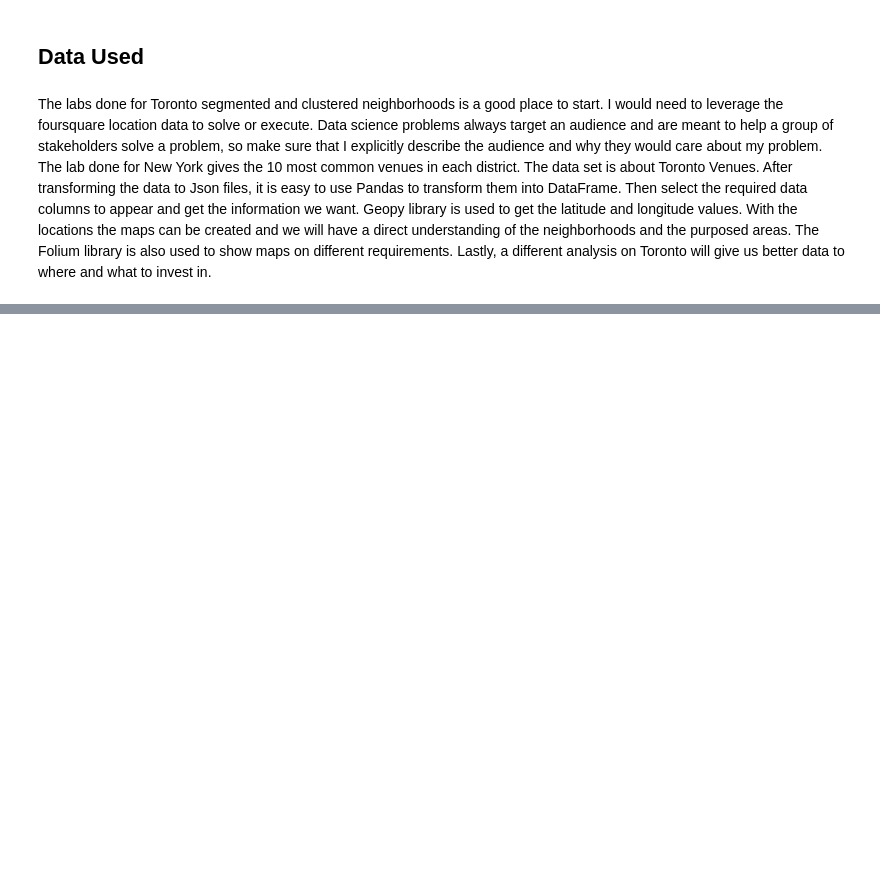
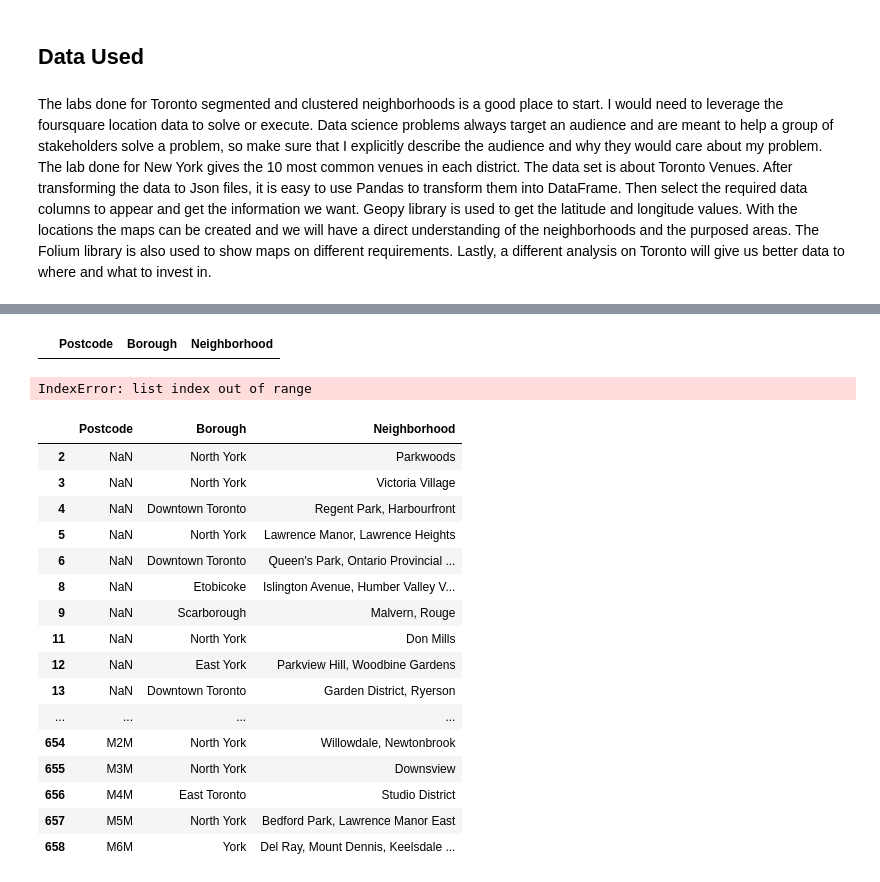
Before and after one commit to mfatima3/Coursera_Capstone, a Jupyter notebook: The Battle of Neighborhoods Report.ipynb, the cells around one changed output, grey strips where cells are left out. Cells and saved outputs as stored; diff of their text form; code cells hidden in the pictures; blank space fills up the shorter version.

```diff
--- a/The Battle of Neighborhoods Report.ipynb
+++ b/The Battle of Neighborhoods Report.ipynb
@@ -10,0 +60,18 @@ The labs done for Toronto segmented and clustered neighborhoods is a good place
+# %%
+from bs4 import BeautifulSoup
+import requests
+import bs4
+html = "https://en.wikipedia.org/wiki/List_of_postal_codes_of_Canada:_M"
+fsa=requests.get(html)
+fsa.raise_for_status()
+fsa.encoding=fsa.apparent_encoding
+fsa.text
+
+x=fsa.text
+soup = BeautifulSoup(x)
+content = soup.findAll('td')
+tables=[]
+for data in content:
+    tables.append(data.text.strip())
+    new_tables=[tables[i:i+3] for i in range(0,len(tables),3)]
+new_tables
@@ -10,0 +96,39 @@ The labs done for Toronto segmented and clustered neighborhoods is a good place
+# %%
+import pandas as pd
+column_names = ['Postcode','Borough', 'Neighborhood']
+neighborhoods =pd.DataFrame(columns=column_names)
+neighborhoods
+# %% [output]
+|  | Postcode | Borough | Neighborhood |
+# %%
+for x in range(0,289):
+    neighborhoods = neighborhoods.append(
+            {'Postcode': new_tables[x][1],
+             'Borough': new_tables[x][1],
+             'Neighborhood': new_tables[x][2]
+            },ignore_index=True)
+# %% [output]
+IndexError: list index out of range
+# %%
+df1=neighborhoods.copy()
+df1=df1[~df1['Borough'].isin(['Not assigned'])]
+df1['Neighborhood']= df1['Neighborhood'].replace('Not assigned', df1['Borough'])
+df1
+# %% [output]
+|  | Postcode | Borough | Neighborhood |
+| 2 | NaN | North York | Parkwoods |
+| 3 | NaN | North York | Victoria Village |
+| 4 | NaN | Downtown Toronto | Regent Park, Harbourfront |
+| 5 | NaN | North York | Lawrence Manor, Lawrence Heights |
+| 6 | NaN | Downtown Toronto | Queen's Park, Ontario Provincial ... |
+| 8 | NaN | Etobicoke | Islington Avenue, Humber Valley V... |
+| 9 | NaN | Scarborough | Malvern, Rouge |
+| 11 | NaN | North York | Don Mills |
+| 12 | NaN | East York | Parkview Hill, Woodbine Gardens |
+| 13 | NaN | Downtown Toronto | Garden District, Ryerson |
+| ... | ... | ... | ... |
+| 654 | M2M | North York | Willowdale, Newtonbrook |
+| 655 | M3M | North York | Downsview |
+| 656 | M4M | East Toronto | Studio District |
+| 657 | M5M | North York | Bedford Park, Lawrence Manor East |
+| 658 | M6M | York | Del Ray, Mount Dennis, Keelsdale ... |
```
Also changed, not shown: parts of 31 cells of this notebook.
